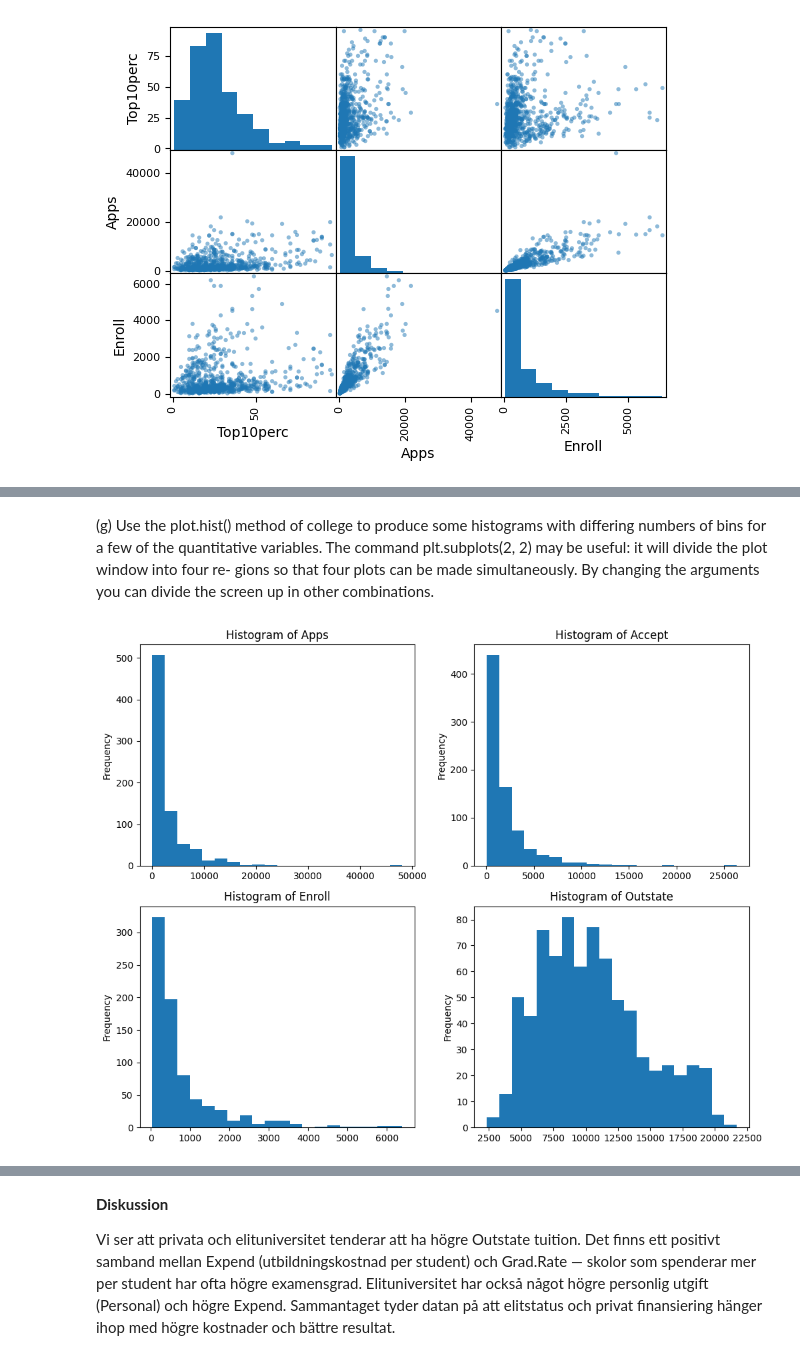
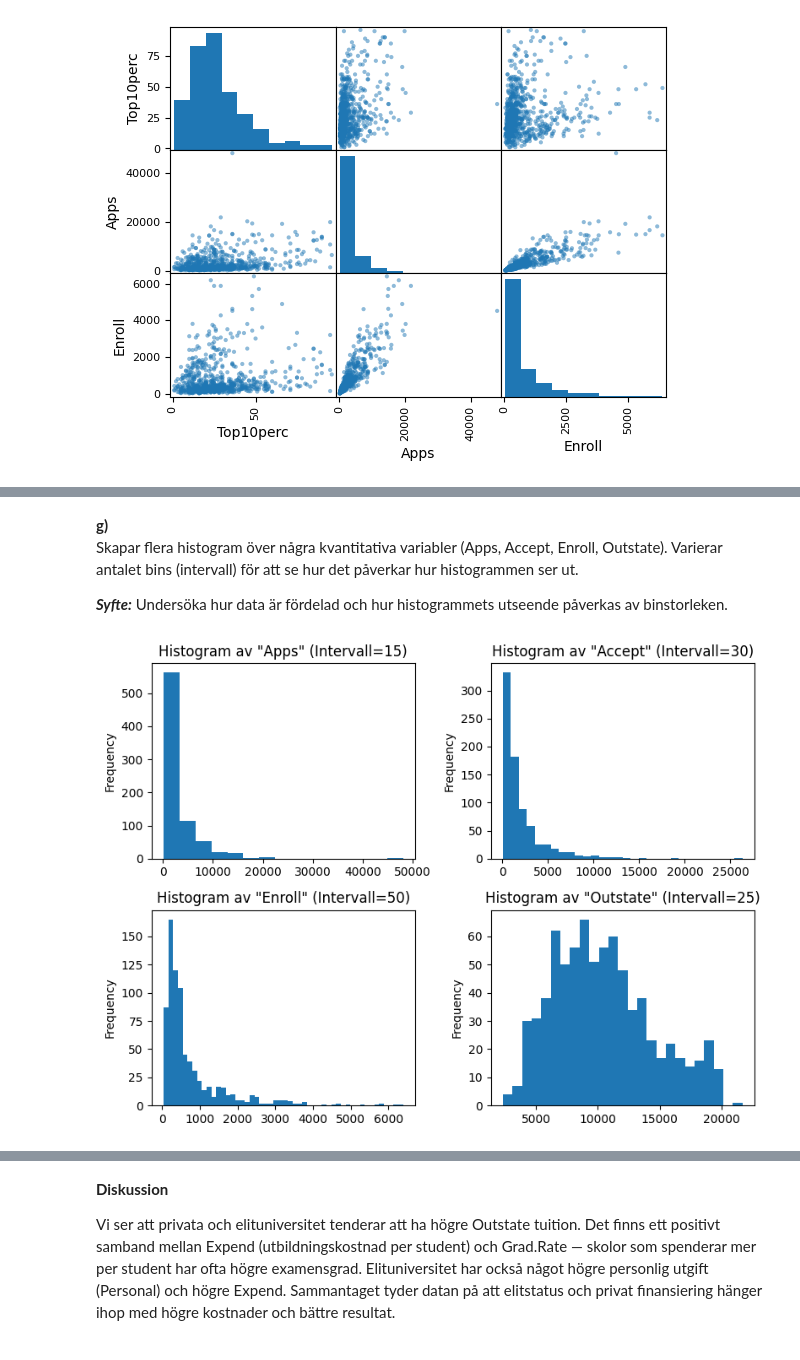
Before and after one commit to F-Degerman/data-mining-FANNY-DEGERMAN, a Jupyter notebook: Labb/Labb_data_behandling.ipynb, the cells around one changed output, grey strips where cells are left out. Cells and saved outputs as stored; diff of their text form; code cells hidden in the pictures.

Commit message:
Några nya filer. Mest uppdateringar i OS Projekt.

```diff
--- a/Labb/Labb_data_behandling.ipynb
+++ b/Labb/Labb_data_behandling.ipynb
@@ -136,16 +125,11 @@ side-by-side boxplots of Outstate versus Elite.
 # %%
 # Skapa ny variabel 'Elite'
-college['Elite'] = pd.cut(college['Top10perc'],
-                          bins=[0, 50, 100],
-                          labels=['No', 'Yes'])
+college['Elite'] = pd.cut(
+    college['Top10perc'],
+    bins=[0, 50, 100],      # dela in i två grupper: 0-50 och 51-100.
+    include_lowest=True,    # inkludera också den lägsta gränsen (0)
+    labels=['No', 'Yes']
+)
 
 # Räkna hur många elituniversitet som finns
 print(college['Elite'].value_counts())
-
-# Boxplot: Outstate vs Elite
-college.boxplot(column="Outstate", by="Elite", figsize=(8,6))
-plt.title("Out-of-State Tuition vs. Elite Status")
-plt.suptitle("")
-plt.xlabel("Elite")
-plt.ylabel("Out-of-State Tuition ($)")
-plt.show()
@@ -157,0 +138,6 @@ Name: count, dtype: int64
+# %%
+import numpy as np
+# Skapa ny variabel 'Elite'
+
+college['Elite'] = np.where(college['Top10perc'] > 50, 'Yes', 'No')
+print(college['Elite'].value_counts())
@@ -158,21 +164,20 @@ Name: count, dtype: int64
 # %% [markdown]
-(g) Use the plot.hist() method of college to produce some histograms with
-differing numbers of bins for a few of the quantitative variables. The command
-plt.subplots(2, 2) may be useful: it will divide the plot window into four re-
-gions so that four plots can be made simultaneously. By changing the arguments
-you can divide the screen up in other combinations.
+**g)**
+Skapar flera histogram över några kvantitativa variabler (Apps, Accept, Enroll, Outstate).
+Varierar antalet bins (intervall) för att se hur det påverkar hur histogrammen ser ut.
+
+***Syfte:*** Undersöka hur data är fördelad och hur histogrammets utseende påverkas av binstorleken.
 # %%
-fig, axes = plt.subplots(2, 2, figsize=(10,8))
+fig, axes = plt.subplots(2, 2, figsize=(8,6))
+bins_map = {'Apps': 15, 'Accept': 30, 'Enroll': 50, 'Outstate': 25}
 
-# Lista av kolumner att plotta
-cols = ['Apps', 'Accept', 'Enroll', 'Outstate']
-
-for ax, col in zip(axes.flatten(), cols):
-    college[col].plot.hist(bins=20, ax=ax)
-    ax.set_title(f'Histogram of {col}')
+for ax, col in zip(axes.flatten(), bins_map.keys()):
+    b = bins_map[col]
+    college[col].plot.hist(bins=b, ax=ax)
+    ax.set_title(f'Histogram av "{col}" (Intervall={b})')
 
 plt.tight_layout()
 plt.show()
 # %% [output]
-[figure, old version]
+[figure, new version]
 # %% [markdown]
```
Also changed, not shown: parts of 36 cells of this notebook, 15 other files.
